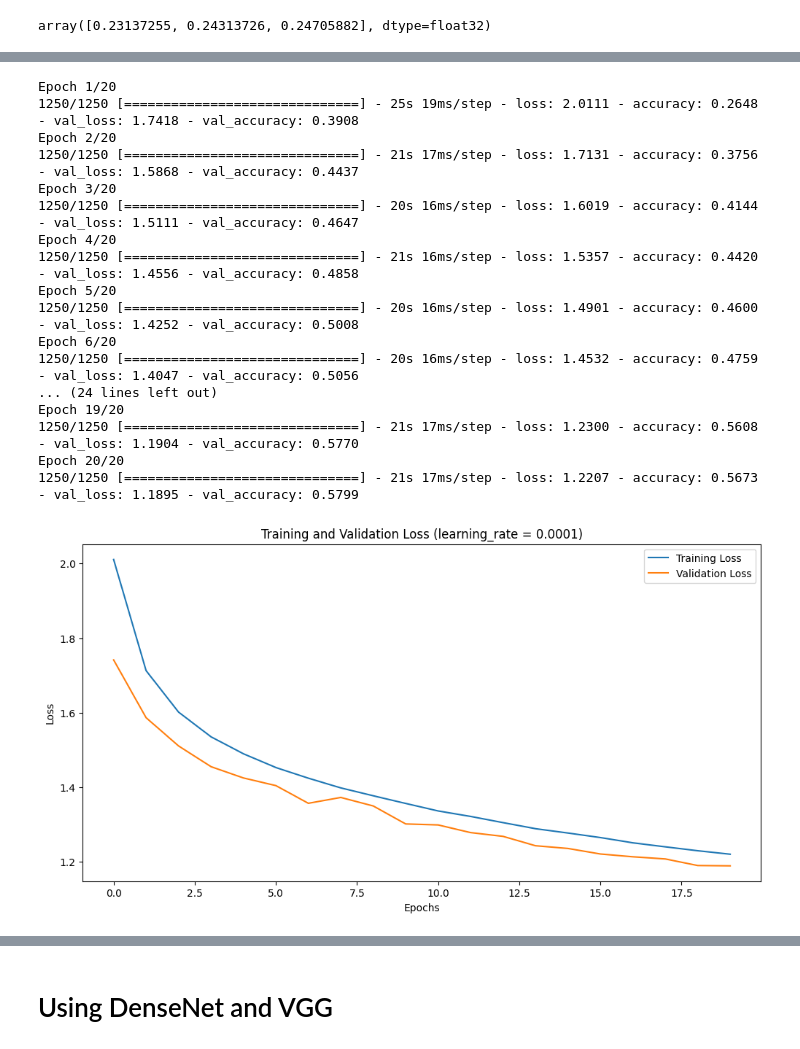
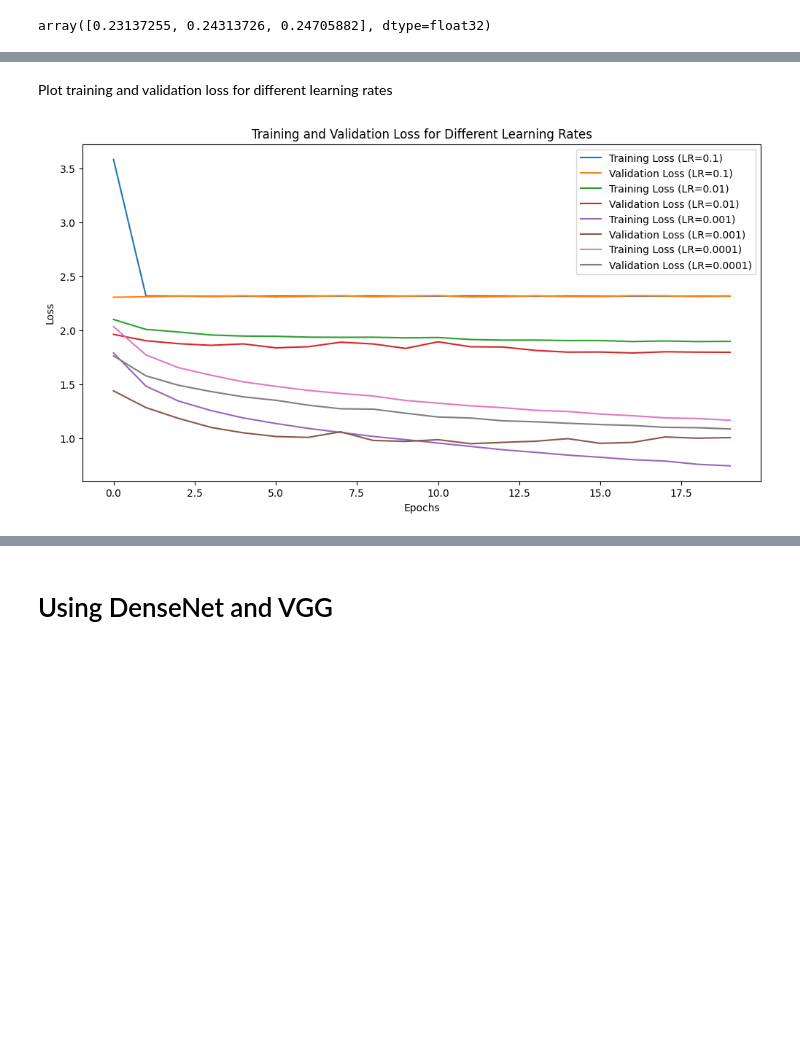
Before and after one commit to chamodAchintha/CNN-image-classification, a Jupyter notebook: CNN.ipynb, the cells around one changed output, grey strips where cells are left out. Cells and saved outputs as stored; diff of their text form; code cells hidden in the pictures; blank space fills up the shorter version.

```diff
--- a/CNN.ipynb
+++ b/CNN.ipynb
@@ -41,0 +54,2 @@ array([0.23137255, 0.24313726, 0.24705882], dtype=float32)
+# %%
+train_images, valid_images, train_labels, valid_labels = train_test_split(train_images, train_labels, test_size=0.2, random_state=42, shuffle=True)
@@ -54,6 +71,7 @@ cnn_model.add(layers.Dense(10, activation='softmax'))
 # Compile the model
 learning_rate = 0.001
 optimizer = Adam(learning_rate=learning_rate)
+cnn_model = create_cnn_model()
 cnn_model.compile(optimizer=optimizer,
                   loss='sparse_categorical_crossentropy',
                   metrics=['accuracy'])
@@ -63,7 +81,7 @@ num_epochs = 20
 history = cnn_model.fit(train_images,
                         train_labels,
                         epochs=num_epochs,
-                        validation_split=0.2)
+                        validation_data=(valid_images, valid_labels))
 
 # Plot training and validation loss
 plt.figure(figsize=(12, 6))
@@ -72,7 +90,7 @@ plt.plot(history.history['val_loss'], label='Validation Loss')
 plt.xlabel('Epochs')
 plt.ylabel('Loss')
 plt.legend()
-plt.title('Training and Validation Loss (learning_rate = 0.001)')
+plt.title('Training and Validation Loss (learning_rate = {learning_rate}})')
 plt.show()
 # %% [output]
 Epoch 1/20
@@ -135,54 +156,31 @@ Train
+# %% [markdown]
+Plot training and validation loss for different learning rates
 # %%
-cnn_model = models.Sequential()
+learning_rates = [0.1, 0.01, 0.001, 0.0001]
 
-cnn_model.add(layers.Conv2D(filters=32, kernel_size=(3,3), activation='relu', input_shape=(32,32,3)))
-cnn_model.add(layers.MaxPooling2D(2,2))
-cnn_model.add(layers.Conv2D(filters=16, kernel_size=(3,3), activation='relu'))
-cnn_model.add(layers.MaxPooling2D(2,2))
-cnn_model.add(layers.Flatten())
-cnn_model.add(layers.Dense(64, activation='relu'))
-cnn_model.add(layers.Dropout(0.3))
-cnn_model.add(layers.Dense(10, activation='softmax'))
+plt.figure(figsize=(12, 6))
 
-# Compile the model
-learning_rate = 0.0001
-optimizer = Adam(learning_rate=learning_rate)
-cnn_model.compile(optimizer=optimizer,
-                  loss='sparse_categorical_crossentropy',
-                  metrics=['accuracy'])
+for lr in learning_rates:
+    cnn_model = create_cnn_model()
+    cnn_model.compile(optimizer=Adam(learning_rate=lr),
+                      loss='sparse_categorical_crossentropy',
+                      metrics=['accuracy'])
 
-# Train the model for 20 epochs
-num_epochs = 20
-history = cnn_model.fit(train_images,
-                        train_labels,
-                        epochs=num_epochs,
-                        validation_split=0.2)
+    # Train the model for 20 epochs
+    history = cnn_model.fit(train_images,
+                            train_labels,
+                            epochs=20,
+                            validation_split=0.2,
+                            verbose=0)
 
-# Plot training and validation loss
-plt.figure(figsize=(12, 6))
-plt.plot(history.history['loss'], label='Training Loss')
-plt.plot(history.history['val_loss'], label='Validation Loss')
+    # Plot training and validation loss
+    plt.plot(history.history['loss'], label=f'Training Loss (LR={lr})')
+    plt.plot(history.history['val_loss'], label=f'Validation Loss (LR={lr})')
+
 plt.xlabel('Epochs')
 plt.ylabel('Loss')
 plt.legend()
-plt.title('Training and Validation Loss (learning_rate = 0.0001)')
+plt.title('Training and Validation Loss for Different Learning Rates')
 plt.show()
 # %% [output]
-Epoch 1/20
-1250/1250 [==============================] - 25s 19ms/step - loss: 2.0111 - accuracy: 0.2648 - val_loss: 1.7418 - val_accuracy: 0.3908
-Epoch 2/20
-1250/1250 [==============================] - 21s 17ms/step - loss: 1.7131 - accuracy: 0.3756 - val_loss: 1.5868 - val_accuracy: 0.4437
-Epoch 3/20
-1250/1250 [==============================] - 20s 16ms/step - loss: 1.6019 - accuracy: 0.4144 - val_loss: 1.5111 - val_accuracy: 0.4647
-Epoch 4/20
-1250/1250 [==============================] - 21s 16ms/step - loss: 1.5357 - accuracy: 0.4420 - val_loss: 1.4556 - val_accuracy: 0.4858
-Epoch 5/20
-1250/1250 [==============================] - 20s 16ms/step - loss: 1.4901 - accuracy: 0.4600 - val_loss: 1.4252 - val_accuracy: 0.5008
-Epoch 6/20
-1250/1250 [==============================] - 20s 16ms/step - loss: 1.4532 - accuracy: 0.4759 - val_loss: 1.4047 - val_accuracy: 0.5056
-... (24 lines left out)
-Epoch 19/20
-1250/1250 [==============================] - 21s 17ms/step - loss: 1.2300 - accuracy: 0.5608 - val_loss: 1.1904 - val_accuracy: 0.5770
-Epoch 20/20
-1250/1250 [==============================] - 21s 17ms/step - loss: 1.2207 - accuracy: 0.5673 - val_loss: 1.1895 - val_accuracy: 0.5799
-[figure, old version]
+[figure, new version]
```
Also changed, not shown: parts of 15 cells of this notebook.
